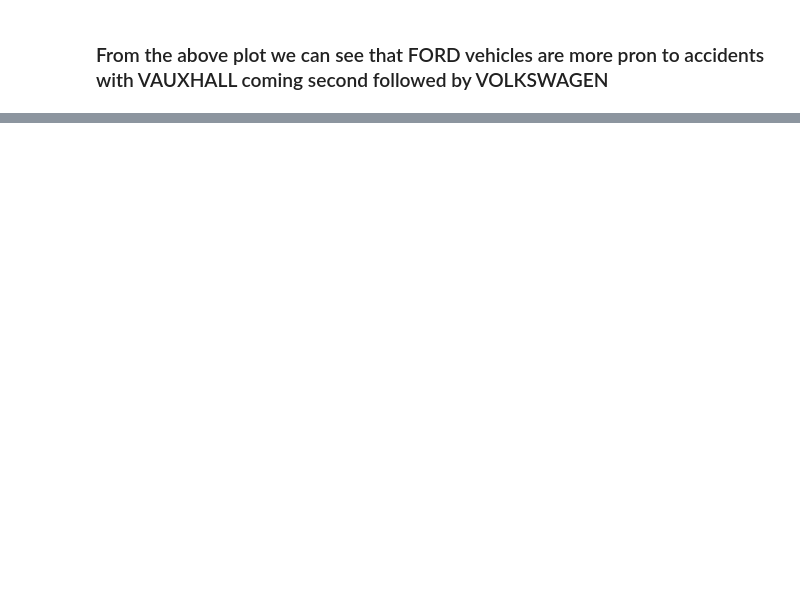
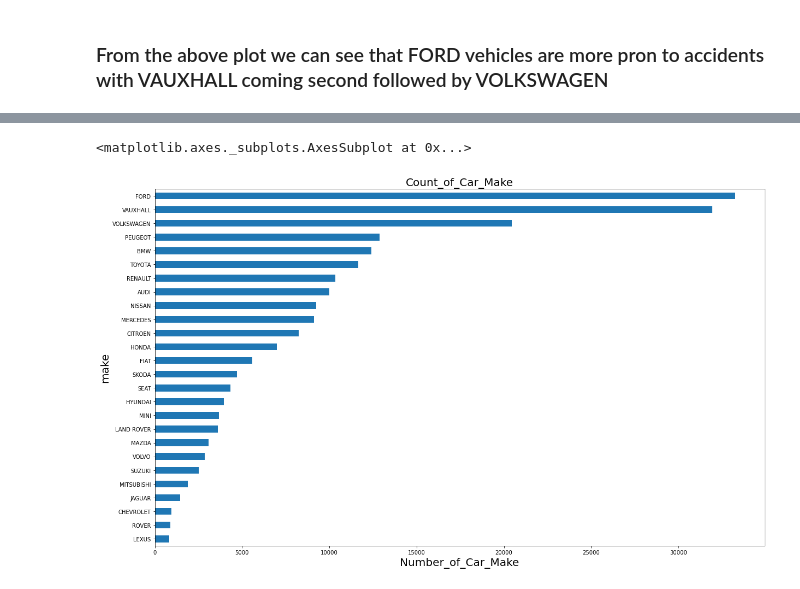
Before and after one commit to sophiabj/stage-f-01-road-safety, a Jupyter notebook: Question 4.ipynb, the cells around one changed output, grey strips where cells are left out. Drawn from its saved outputs; the diff is of its cells as text; code cells hidden in the pictures; blank space fills up the shorter version.

```diff
--- a/Question 4.ipynb
+++ b/Question 4.ipynb
@@ -120,0 +206,10 @@ final.groupby('make')['Number_of_Casualties'].count().sort_values(ascending=True
+# %%
+plt.figure(figsize = (20,12))
+plt.tight_layout()
+plt.title('Count_of_Car_Make', fontsize =20)
+plt.xlabel('Number_of_Car_Make', fontsize =20)
+plt.ylabel('make', fontsize =20)
+final['make'].value_counts().sort_values(ascending=True).plot(kind='barh')
+# %% [output]
+<matplotlib.axes._subplots.AxesSubplot at 0x...>
+[figure, added]
```
Also changed, not shown: parts of 12 cells of this notebook.
